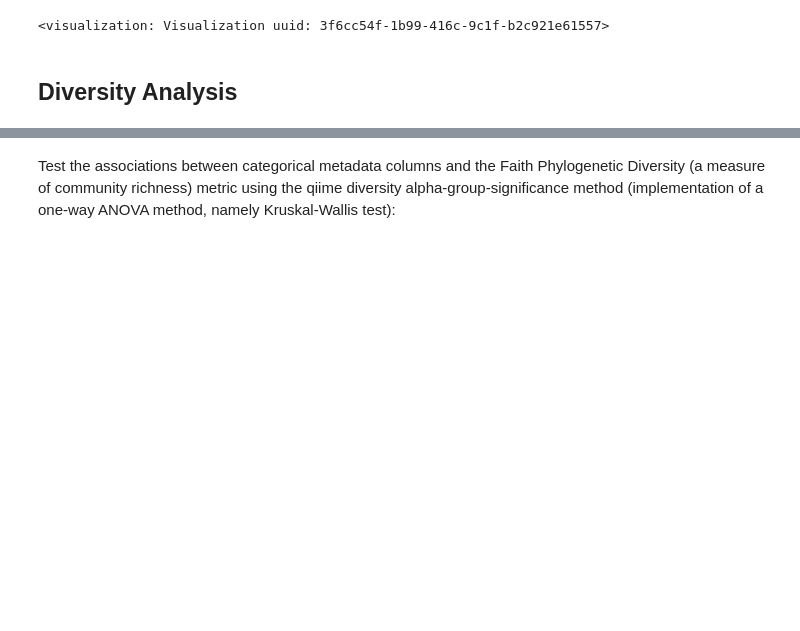
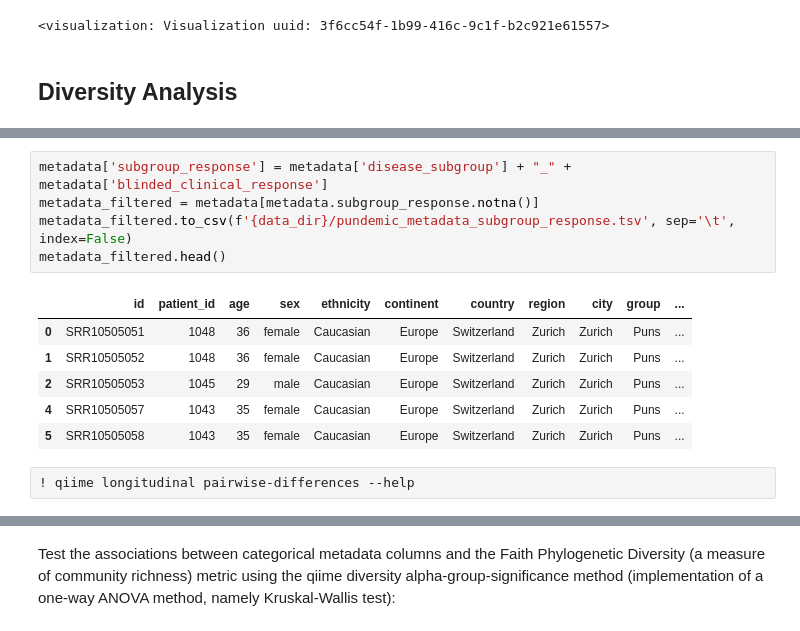
Before and after one commit to marie3003/pundemic, a Jupyter notebook: w5.2_alpha_diversity.ipynb, the cells around one changed output, grey strips where cells are left out. Saved outputs shown, nothing was run; the diff lists cells and outputs as text; blank space fills up the shorter version.

```diff
--- a/w5.2_alpha_diversity.ipynb
+++ b/w5.2_alpha_diversity.ipynb
@@ -44,0 +90,14 @@ Visualization.load(f"{data_dir_div}/alpha_rarefaction.qzv")
+# %%
+metadata['subgroup_response'] = metadata['disease_subgroup'] + "_" + metadata['blinded_clinical_response']
+metadata_filtered = metadata[metadata.subgroup_response.notna()]
+metadata_filtered.to_csv(f'{data_dir}/pundemic_metadata_subgroup_response.tsv', sep='\t', index=False)
+metadata_filtered.head()
+# %% [output]
+|  | id | patient_id | age | sex | ethnicity | continent | country | region | city | group | ... |
+| 0 | SRR10505051 | 1048 | 36 | female | Caucasian | Europe | Switzerland | Zurich | Zurich | Puns | ... |
+| 1 | SRR10505052 | 1048 | 36 | female | Caucasian | Europe | Switzerland | Zurich | Zurich | Puns | ... |
+| 2 | SRR10505053 | 1045 | 29 | male | Caucasian | Europe | Switzerland | Zurich | Zurich | Puns | ... |
+| 4 | SRR10505057 | 1043 | 35 | female | Caucasian | Europe | Switzerland | Zurich | Zurich | Puns | ... |
+| 5 | SRR10505058 | 1043 | 35 | female | Caucasian | Europe | Switzerland | Zurich | Zurich | Puns | ... |
+# %%
+! qiime longitudinal pairwise-differences --help
```
Also changed, not shown: parts of 14 cells of this notebook, 6 other files.
